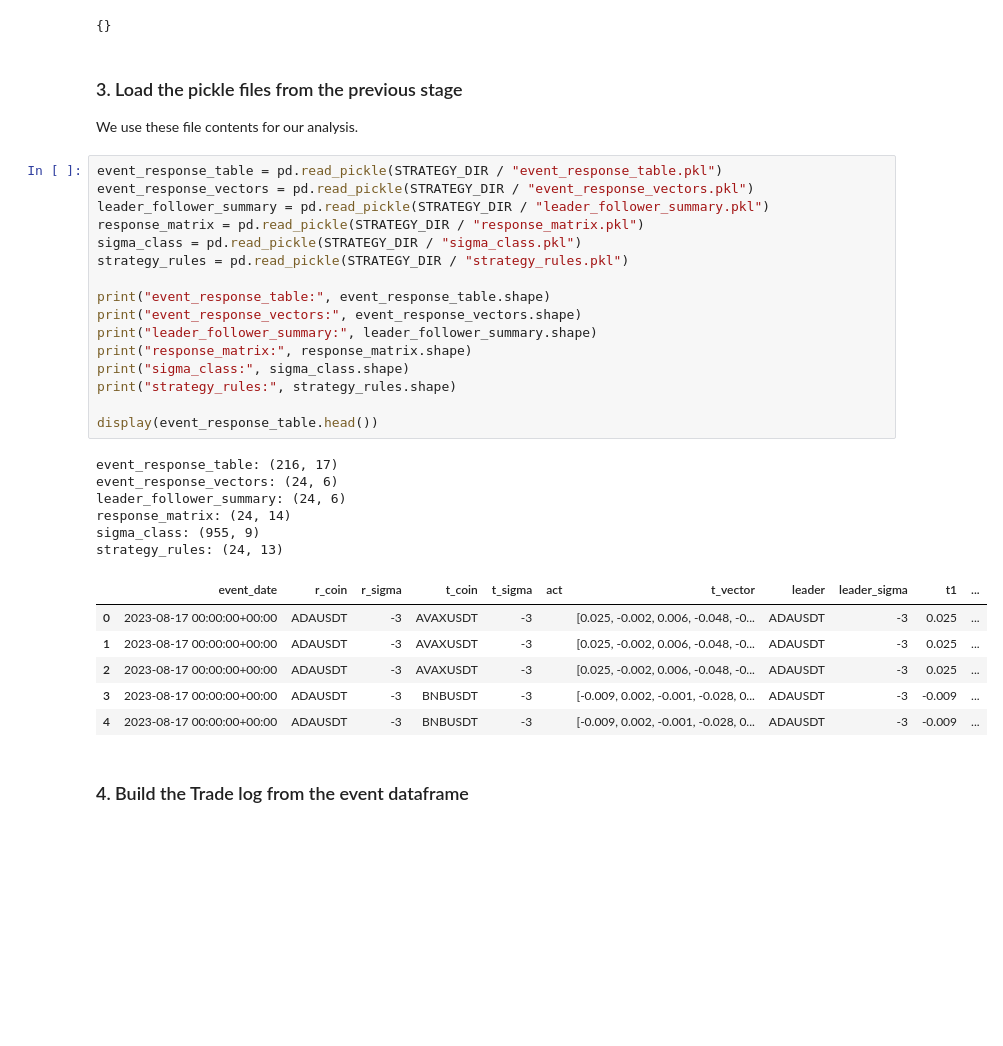
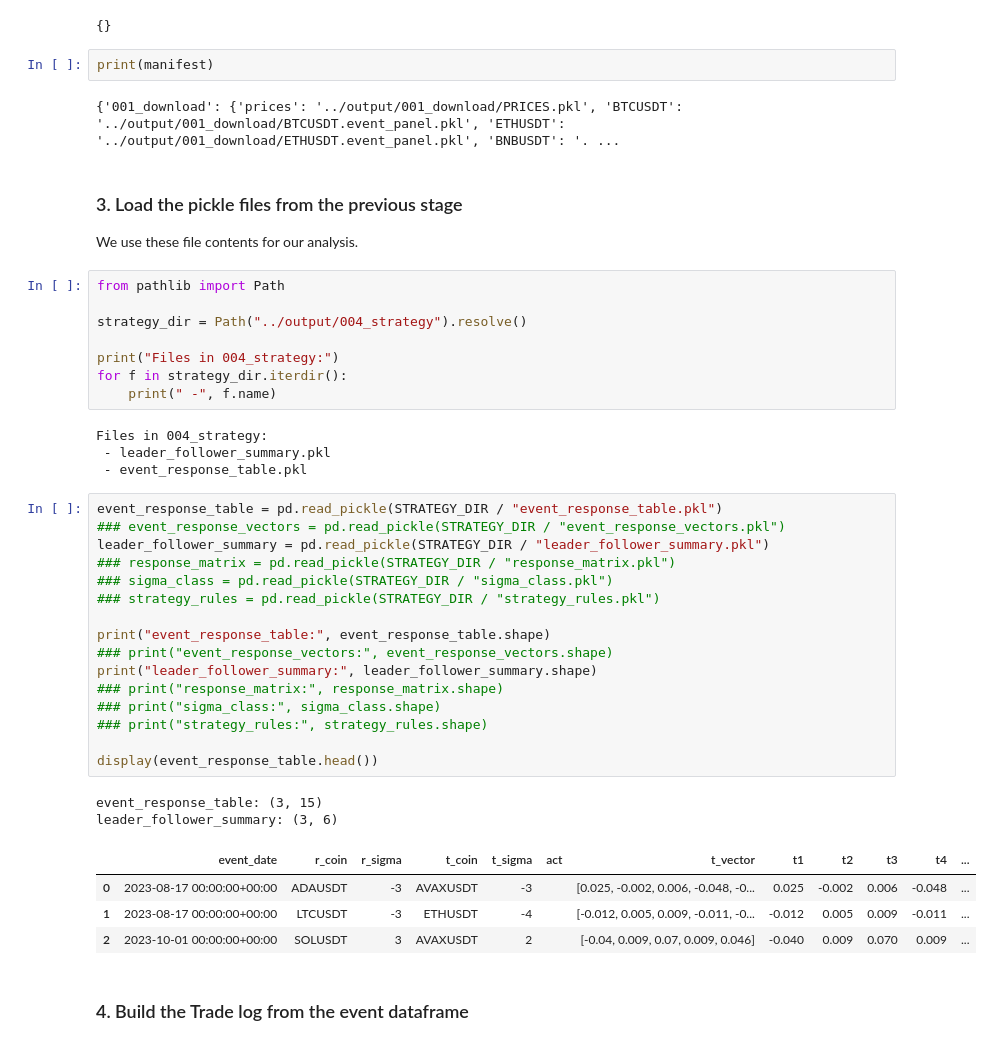
Before and after one commit to wayne-kirk-schmidt/wall-street-quants, a Jupyter notebook: project/Stat_Arb_Notebook/notebooks/005_backtest.ipynb, the cells around one changed output. Drawn from its saved outputs; the diff is of its cells as text; blank space fills up the shorter version.

```diff
--- a/project/Stat_Arb_Notebook/notebooks/005_backtest.ipynb
+++ b/project/Stat_Arb_Notebook/notebooks/005_backtest.ipynb
@@ -165,38 +165,48 @@ else:
 manifest.setdefault(stage_label, {})
 # %% [output]
 {}
+# %%
+print(manifest)
+# %% [output]
+{'001_download': {'prices': '../output/001_download/PRICES.pkl', 'BTCUSDT': '../output/001_download/BTCUSDT.event_panel.pkl', 'ETHUSDT': '../output/001_download/ETHUSDT.event_panel.pkl', 'BNBUSDT': '. ...
 # %% [markdown]
 ### 3. Load the pickle files from the previous stage
 We use these file contents for our analysis.
+# %%
+from pathlib import Path
+
+strategy_dir = Path("../output/004_strategy").resolve()
+
+print("Files in 004_strategy:")
+for f in strategy_dir.iterdir():
+    print(" -", f.name)
+# %% [output]
+Files in 004_strategy:
+ - leader_follower_summary.pkl
+ - event_response_table.pkl
 # %%
 event_response_table = pd.read_pickle(STRATEGY_DIR / "event_response_table.pkl")
-event_response_vectors = pd.read_pickle(STRATEGY_DIR / "event_response_vectors.pkl")
+### event_response_vectors = pd.read_pickle(STRATEGY_DIR / "event_response_vectors.pkl")
 leader_follower_summary = pd.read_pickle(STRATEGY_DIR / "leader_follower_summary.pkl")
-response_matrix = pd.read_pickle(STRATEGY_DIR / "response_matrix.pkl")
-sigma_class = pd.read_pickle(STRATEGY_DIR / "sigma_class.pkl")
-strategy_rules = pd.read_pickle(STRATEGY_DIR / "strategy_rules.pkl")
+### response_matrix = pd.read_pickle(STRATEGY_DIR / "response_matrix.pkl")
+### sigma_class = pd.read_pickle(STRATEGY_DIR / "sigma_class.pkl")
+### strategy_rules = pd.read_pickle(STRATEGY_DIR / "strategy_rules.pkl")
 
 print("event_response_table:", event_response_table.shape)
-print("event_response_vectors:", event_response_vectors.shape)
+### print("event_response_vectors:", event_response_vectors.shape)
 print("leader_follower_summary:", leader_follower_summary.shape)
-print("response_matrix:", response_matrix.shape)
-print("sigma_class:", sigma_class.shape)
-print("strategy_rules:", strategy_rules.shape)
+### print("response_matrix:", response_matrix.shape)
+### print("sigma_class:", sigma_class.shape)
+### print("strategy_rules:", strategy_rules.shape)
 
 display(event_response_table.head())
 # %% [output]
-event_response_table: (216, 17)
-event_response_vectors: (24, 6)
-leader_follower_summary: (24, 6)
-response_matrix: (24, 14)
-sigma_class: (955, 9)
-strategy_rules: (24, 13)
+event_response_table: (3, 15)
+leader_follower_summary: (3, 6)
-|  | event_date | r_coin | r_sigma | t_coin | t_sigma | act | t_vector | leader | leader_sigma | t1 | ... |
-| 0 | 2023-08-17 00:00:00+00:00 | ADAUSDT | -3 | AVAXUSDT | -3 |  | [0.025, -0.002, 0.006, -0.048, -0... | ADAUSDT | -3 | 0.025 | ... |
-| 1 | 2023-08-17 00:00:00+00:00 | ADAUSDT | -3 | AVAXUSDT | -3 |  | [0.025, -0.002, 0.006, -0.048, -0... | ADAUSDT | -3 | 0.025 | ... |
-| 2 | 2023-08-17 00:00:00+00:00 | ADAUSDT | -3 | AVAXUSDT | -3 |  | [0.025, -0.002, 0.006, -0.048, -0... | ADAUSDT | -3 | 0.025 | ... |
-| 3 | 2023-08-17 00:00:00+00:00 | ADAUSDT | -3 | BNBUSDT | -3 |  | [-0.009, 0.002, -0.001, -0.028, 0... | ADAUSDT | -3 | -0.009 | ... |
-| 4 | 2023-08-17 00:00:00+00:00 | ADAUSDT | -3 | BNBUSDT | -3 |  | [-0.009, 0.002, -0.001, -0.028, 0... | ADAUSDT | -3 | -0.009 | ... |
+|  | event_date | r_coin | r_sigma | t_coin | t_sigma | act | t_vector | t1 | t2 | t3 | t4 | ... |
+| 0 | 2023-08-17 00:00:00+00:00 | ADAUSDT | -3 | AVAXUSDT | -3 |  | [0.025, -0.002, 0.006, -0.048, -0... | 0.025 | -0.002 | 0.006 | -0.048 | ... |
+| 1 | 2023-08-17 00:00:00+00:00 | LTCUSDT | -3 | ETHUSDT | -4 |  | [-0.012, 0.005, 0.009, -0.011, -0... | -0.012 | 0.005 | 0.009 | -0.011 | ... |
+| 2 | 2023-10-01 00:00:00+00:00 | SOLUSDT | 3 | AVAXUSDT | 2 |  | [-0.04, 0.009, 0.07, 0.009, 0.046] | -0.040 | 0.009 | 0.070 | 0.009 | ... |
 # %% [markdown]
 ### 4. Build the Trade log from the event dataframe
 # %%
```
Also changed, not shown: parts of 23 cells of this notebook, 42 other files.
